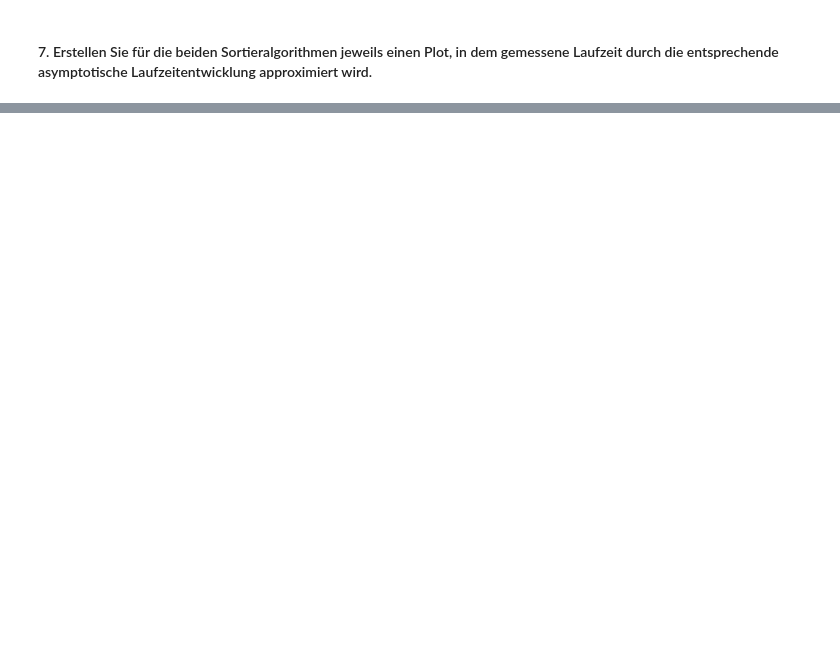
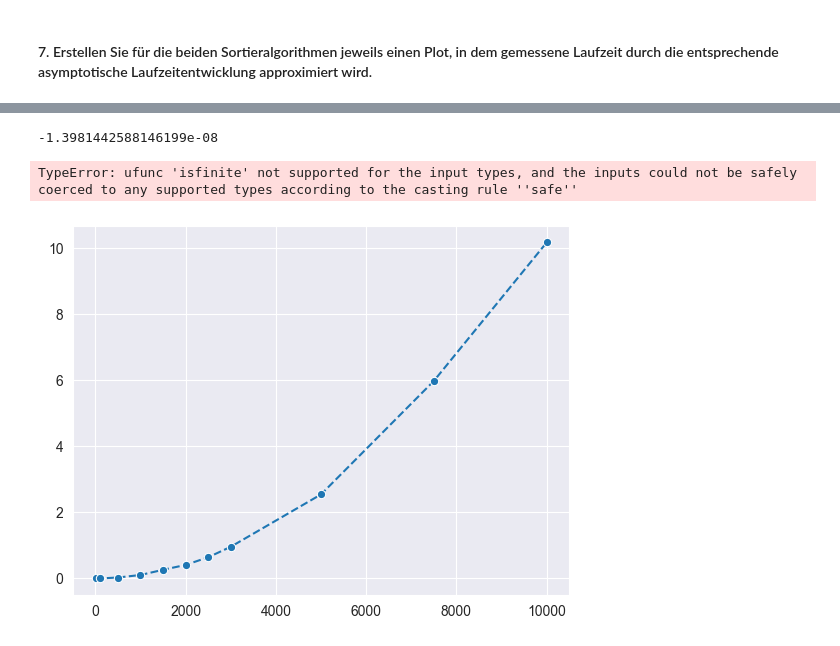
Before and after one commit to Sadik0701/Uebungsblatt8, a Jupyter notebook: sorting.ipynb, the cells around one changed output, grey strips where cells are left out. Saved outputs shown, nothing was run; the diff lists cells and outputs as text; code cells hidden in the pictures; blank space fills up the shorter version.

```diff
--- a/sorting.ipynb
+++ b/sorting.ipynb
@@ -53,0 +82,13 @@ for size in arrar_sizes:
+# %%
+# Hier kommen die Plots!
+n_cubic = arrar_sizes*np.array(arrar_sizes)*arrar_sizes
+C = s_times[-1] / n_cubic[-1]
+print(C)
+
+s_asympt = C*n_cubic
+sns.lineplot(x = arrar_sizes, y = s_times, linestyle="dashed", marker="o")
+sns.lineplot(x = arrar_sizes, y = s_asympt, linestyle="dashed", marker="o")
+# %% [output]
+-1.3981442588146199e-08
+TypeError: ufunc 'isfinite' not supported for the input types, and the inputs could not be safely coerced to any supported types according to the casting rule ''safe''
+[figure, added]
```
Also changed, not shown: parts of 14 cells of this notebook, 4 other files.
